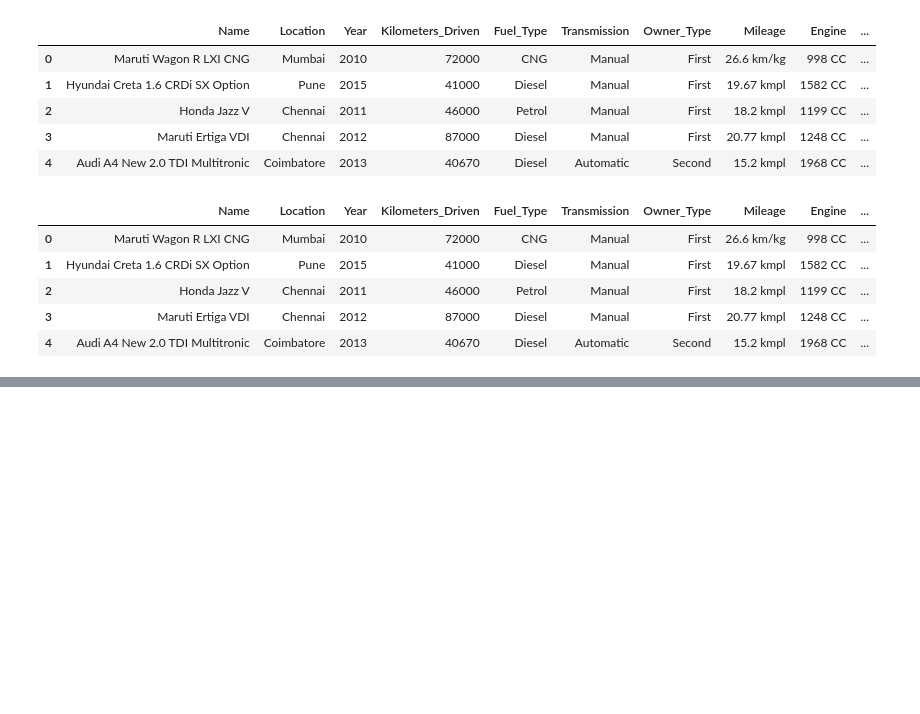
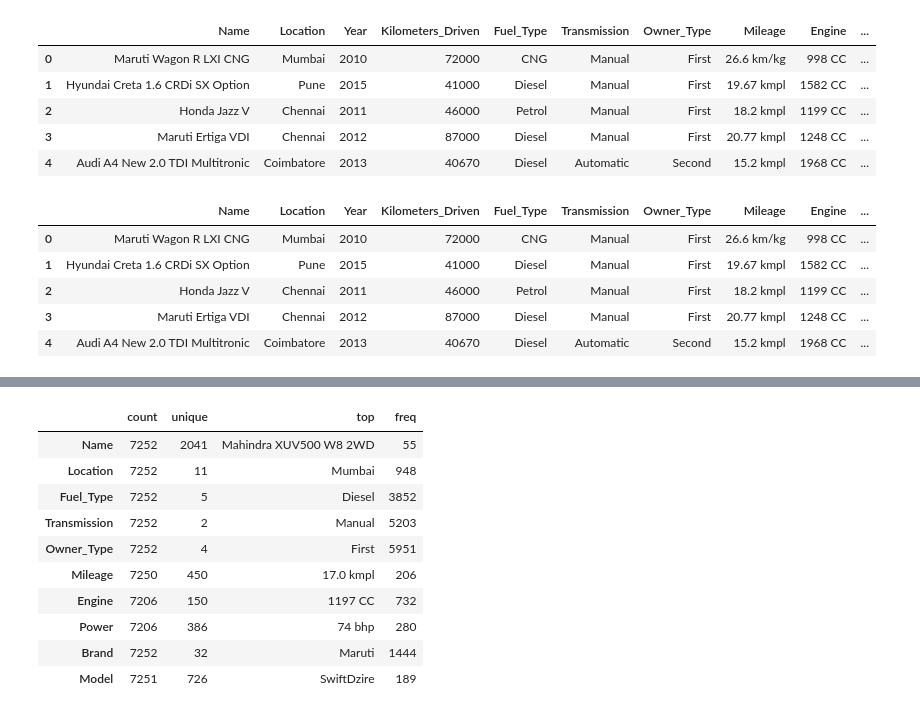
Before and after one commit to sr606/Machine_Learning_CaseStudies, a Jupyter notebook: Cars24_EDA.ipynb, the cells around one changed output, grey strips where cells are left out. Saved outputs shown, nothing was run; the diff lists cells and outputs as text; code cells hidden in the pictures; blank space fills up the shorter version.

```diff
--- a/Cars24_EDA.ipynb
+++ b/Cars24_EDA.ipynb
@@ -195,0 +467,14 @@ df .head()
+# %%
+df.describe(include = 'O').T
+# %% [output]
+|  | count | unique | top | freq |
+| Name | 7252 | 2041 | Mahindra XUV500 W8 2WD | 55 |
+| Location | 7252 | 11 | Mumbai | 948 |
+| Fuel_Type | 7252 | 5 | Diesel | 3852 |
+| Transmission | 7252 | 2 | Manual | 5203 |
+| Owner_Type | 7252 | 4 | First | 5951 |
+| Mileage | 7250 | 450 | 17.0 kmpl | 206 |
+| Engine | 7206 | 150 | 1197 CC | 732 |
+| Power | 7206 | 386 | 74 bhp | 280 |
+| Brand | 7252 | 32 | Maruti | 1444 |
+| Model | 7251 | 726 | SwiftDzire | 189 |
```
Also changed, not shown: parts of 30 cells of this notebook.
